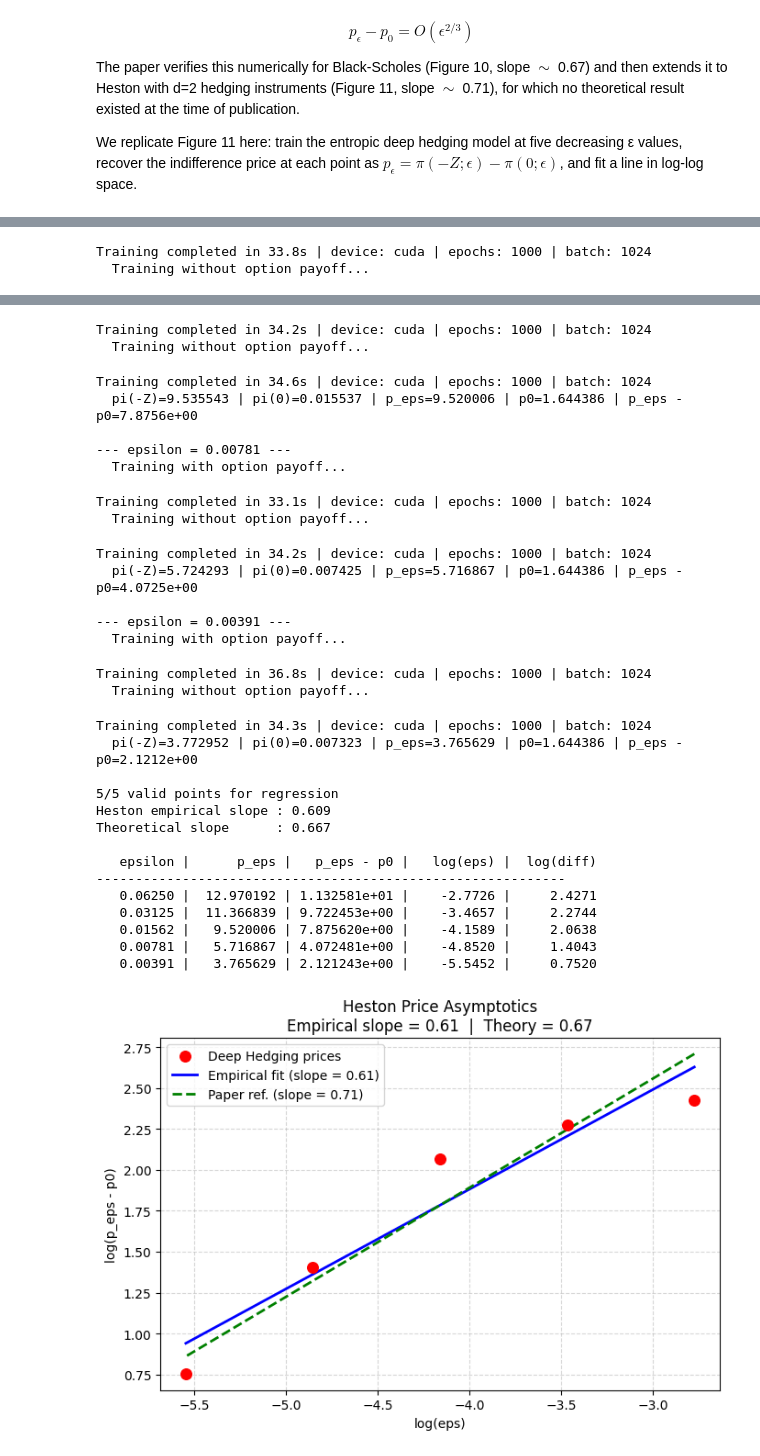
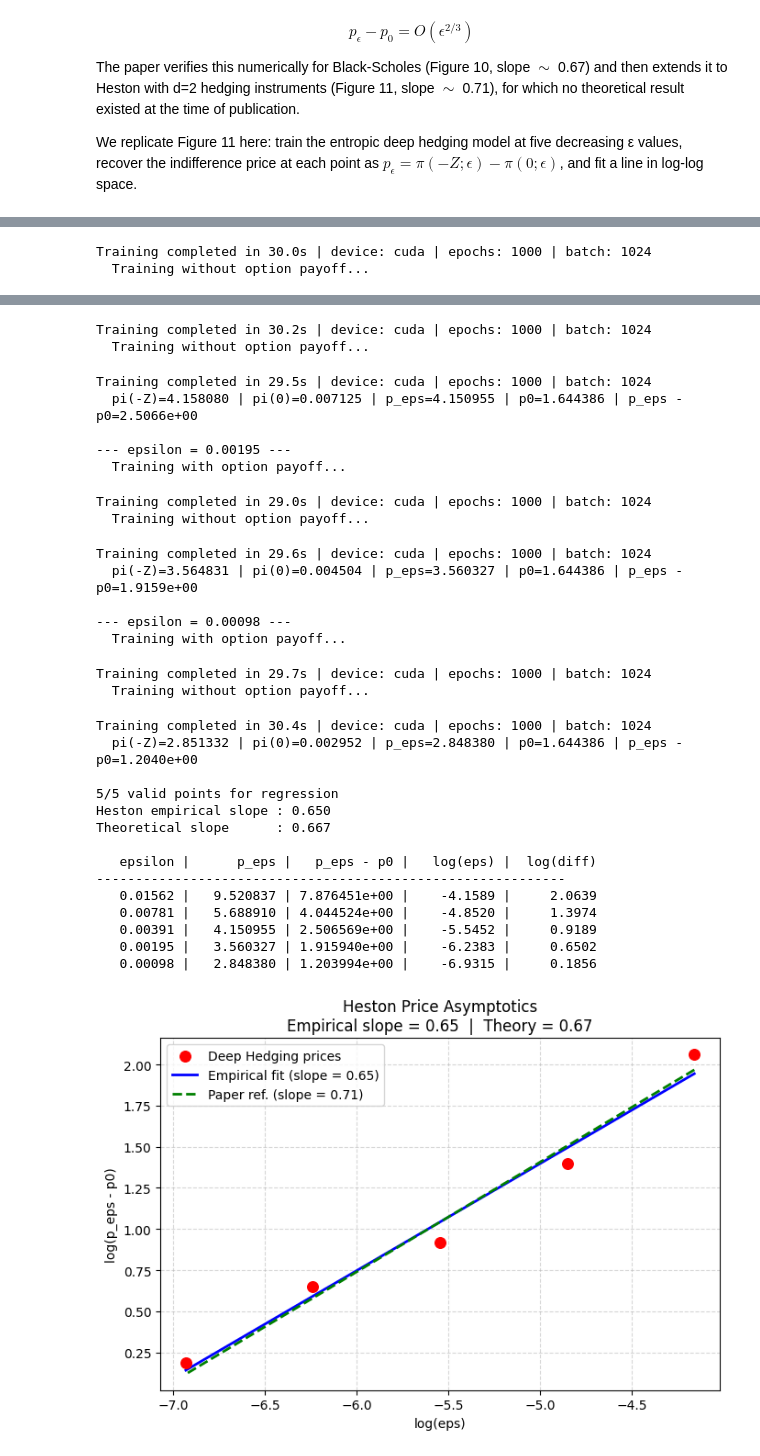
Before and after one commit to GioChecchi/Deep_Hedging, a Jupyter notebook: Deep_Hedging.ipynb, the cells around one changed output, grey strips where cells are left out. Cells and saved outputs as stored; diff of their text form; code cells hidden in the pictures.

```diff
--- a/Deep_Hedging.ipynb
+++ b/Deep_Hedging.ipynb
@@ -2694,7 +2694,7 @@ print("--- Heston Price Asymptotics O(eps^{2/3}) ---")
 p0_h = float(premium_h)
 
 # Epsilon sequence
-epsilons_h = [2**(-i - 3) for i in range(1, 6)]
+epsilons_h = [2**(-i-5) for i in range(1, 6)]
 print(f"Epsilon sequence: {[f'{e:.5f}' for e in epsilons_h]}")
 
 price_diffs_h = []
@@ -2814,3 +2814,3 @@ Training completed in 34.4s | device: cuda | epochs: 1000 | batch: 1024
   Training with option payoff...
-Training completed in 33.8s | device: cuda | epochs: 1000 | batch: 1024
+Training completed in 30.0s | device: cuda | epochs: 1000 | batch: 1024
   Training without option payoff...
@@ -2821,32 +2821,32 @@ Training completed in 33.5s | device: cuda | epochs: 1000 | batch: 1024
   Training with option payoff...
-Training completed in 34.2s | device: cuda | epochs: 1000 | batch: 1024
+Training completed in 30.2s | device: cuda | epochs: 1000 | batch: 1024
   Training without option payoff...
-Training completed in 34.6s | device: cuda | epochs: 1000 | batch: 1024
-  pi(-Z)=9.535543 | pi(0)=0.015537 | p_eps=9.520006 | p0=1.644386 | p_eps - p0=7.8756e+00
+Training completed in 29.5s | device: cuda | epochs: 1000 | batch: 1024
+  pi(-Z)=4.158080 | pi(0)=0.007125 | p_eps=4.150955 | p0=1.644386 | p_eps - p0=2.5066e+00
 
---- epsilon = 0.00781 ---
+--- epsilon = 0.00195 ---
   Training with option payoff...
-Training completed in 33.1s | device: cuda | epochs: 1000 | batch: 1024
+Training completed in 29.0s | device: cuda | epochs: 1000 | batch: 1024
   Training without option payoff...
-Training completed in 34.2s | device: cuda | epochs: 1000 | batch: 1024
-  pi(-Z)=5.724293 | pi(0)=0.007425 | p_eps=5.716867 | p0=1.644386 | p_eps - p0=4.0725e+00
+Training completed in 29.6s | device: cuda | epochs: 1000 | batch: 1024
+  pi(-Z)=3.564831 | pi(0)=0.004504 | p_eps=3.560327 | p0=1.644386 | p_eps - p0=1.9159e+00
 
---- epsilon = 0.00391 ---
+--- epsilon = 0.00098 ---
   Training with option payoff...
-Training completed in 36.8s | device: cuda | epochs: 1000 | batch: 1024
+Training completed in 29.7s | device: cuda | epochs: 1000 | batch: 1024
   Training without option payoff...
-Training completed in 34.3s | device: cuda | epochs: 1000 | batch: 1024
-  pi(-Z)=3.772952 | pi(0)=0.007323 | p_eps=3.765629 | p0=1.644386 | p_eps - p0=2.1212e+00
+Training completed in 30.4s | device: cuda | epochs: 1000 | batch: 1024
+  pi(-Z)=2.851332 | pi(0)=0.002952 | p_eps=2.848380 | p0=1.644386 | p_eps - p0=1.2040e+00
 
 5/5 valid points for regression
-Heston empirical slope : 0.609
+Heston empirical slope : 0.650
 Theoretical slope      : 0.667
 
    epsilon |      p_eps |   p_eps - p0 |   log(eps) |  log(diff)
 ------------------------------------------------------------
-   0.06250 |  12.970192 | 1.132581e+01 |    -2.7726 |     2.4271
-   0.03125 |  11.366839 | 9.722453e+00 |    -3.4657 |     2.2744
-   0.01562 |   9.520006 | 7.875620e+00 |    -4.1589 |     2.0638
-   0.00781 |   5.716867 | 4.072481e+00 |    -4.8520 |     1.4043
-   0.00391 |   3.765629 | 2.121243e+00 |    -5.5452 |     0.7520
+   0.01562 |   9.520837 | 7.876451e+00 |    -4.1589 |     2.0639
+   0.00781 |   5.688910 | 4.044524e+00 |    -4.8520 |     1.3974
+   0.00391 |   4.150955 | 2.506569e+00 |    -5.5452 |     0.9189
+   0.00195 |   3.560327 | 1.915940e+00 |    -6.2383 |     0.6502
+   0.00098 |   2.848380 | 1.203994e+00 |    -6.9315 |     0.1856
-[figure, old version]
+[figure, new version]
```
Also changed, not shown: parts of 1 cell of this notebook, 1 other file.
